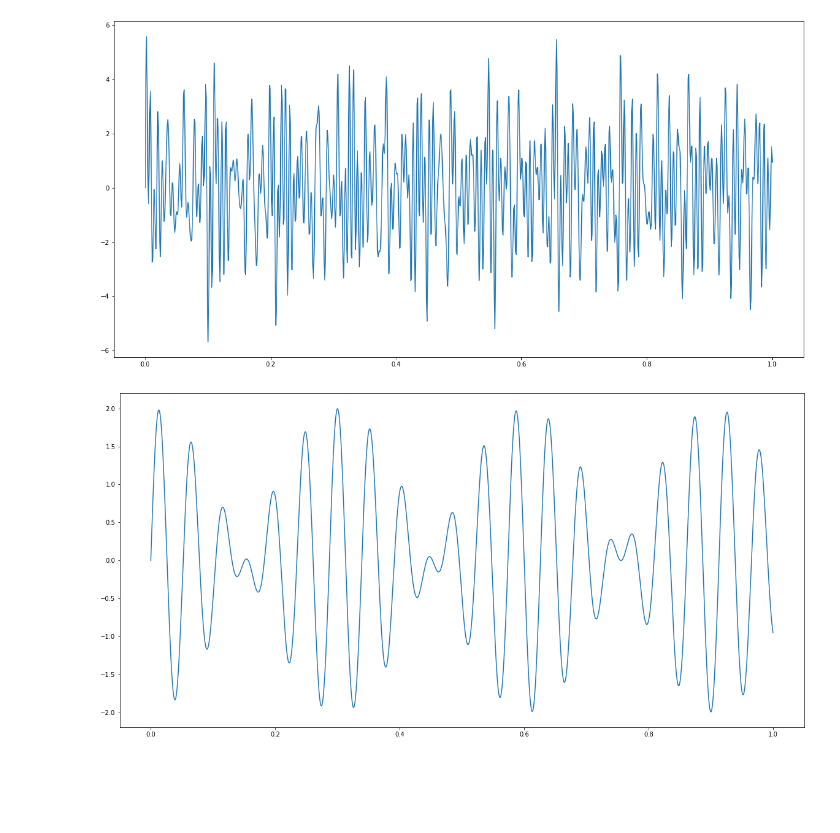
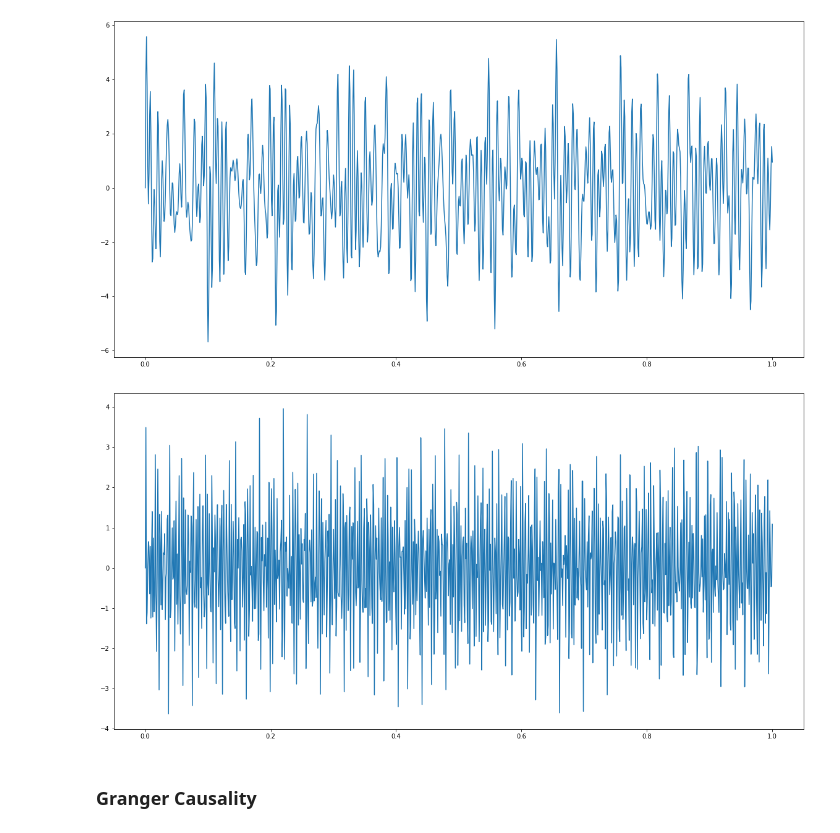
Before and after one commit to bfbarry/ComputationalMusicTheory, a Jupyter notebook: Computational Music Theory.ipynb, the cells around one changed output. Cells and saved outputs as stored; diff of their text form; code cells hidden in the pictures; blank space fills up the shorter version.

```diff
--- a/Computational Music Theory.ipynb
+++ b/Computational Music Theory.ipynb
@@ -114,6 +104,9 @@ def make_notes(note, key):
         return None
 
 def generate_chord_ind(chord, half_steps):
+    """
+    generates key array indices for chord
+    """
     for i in half_steps:
         chord.append(chord[-1] + i)
 
@@ -190,7 +186,9 @@ t, r1_f = plot_chord_wave(r1)
 # %% [output]
 ['Bb_3', 'F_4', 'Ab_4', 'Gb_5', 'Bb_5', 'B_5', 'C_6']
 [figure]
-# %%
-t,f = plot_chord_wave(['A_2','C_3'])
-# %% [output]
-[figure, removed]
+# %%
+x,y  =plot_chord_wave(make_chord('E_6', 'maj7'))
+# %% [output]
+[figure, added]
+# %% [markdown]
+### Granger Causality
```
Also changed, not shown: parts of 7 cells of this notebook, 2 other files.
